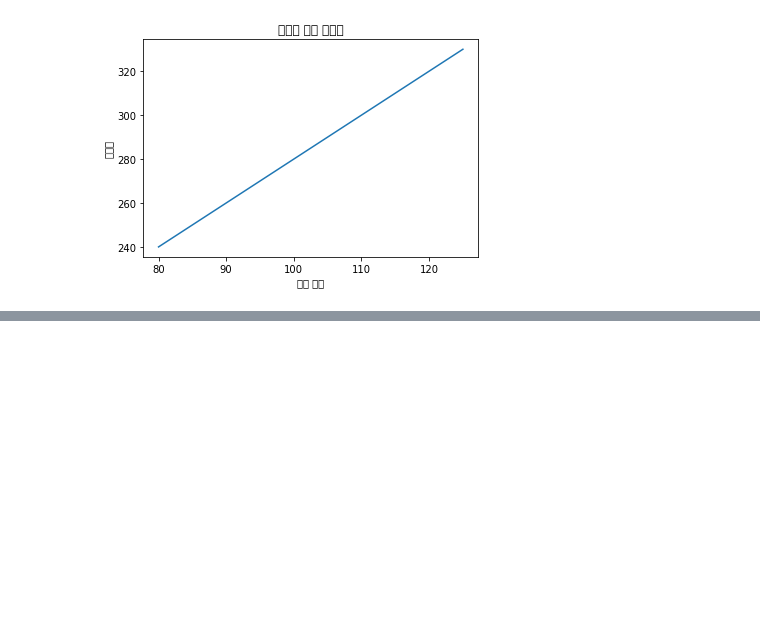
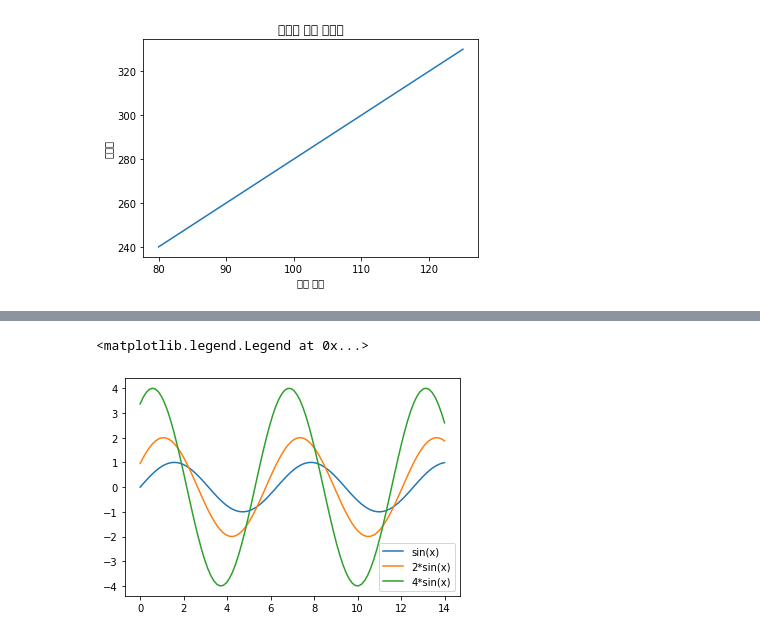
Before and after one commit to genie-lee-beep/Jieun-Lee, a Jupyter notebook: Likelion_bootcamp/matplotlib_간단한 그래프_210622v.ipynb, the cells around one changed output, grey strips where cells are left out. Saved outputs shown, nothing was run; the diff lists cells and outputs as text; code cells hidden in the pictures; blank space fills up the shorter version.

```diff
--- a/Likelion_bootcamp/matplotlib_간단한 그래프_210629v.ipynb
+++ b/Likelion_bootcamp/matplotlib_간단한 그래프_210622v.ipynb
@@ -137,0 +166,10 @@ IndentationError: expected an indented block (<ipython-input-17-aa5967fcaea1>, l
+# %%
+# 위의 그래프에, 범례달기
+plt.plot(x, y1, label='sin(x)')
+plt.plot(x, y2, label='2*sin(x)')
+plt.plot(x, y3, label='4*sin(x)')
+
+plt.legend()
+# %% [output]
+<matplotlib.legend.Legend at 0x...>
+[figure, added]
```
Also changed, not shown: parts of 5 cells of this notebook.
